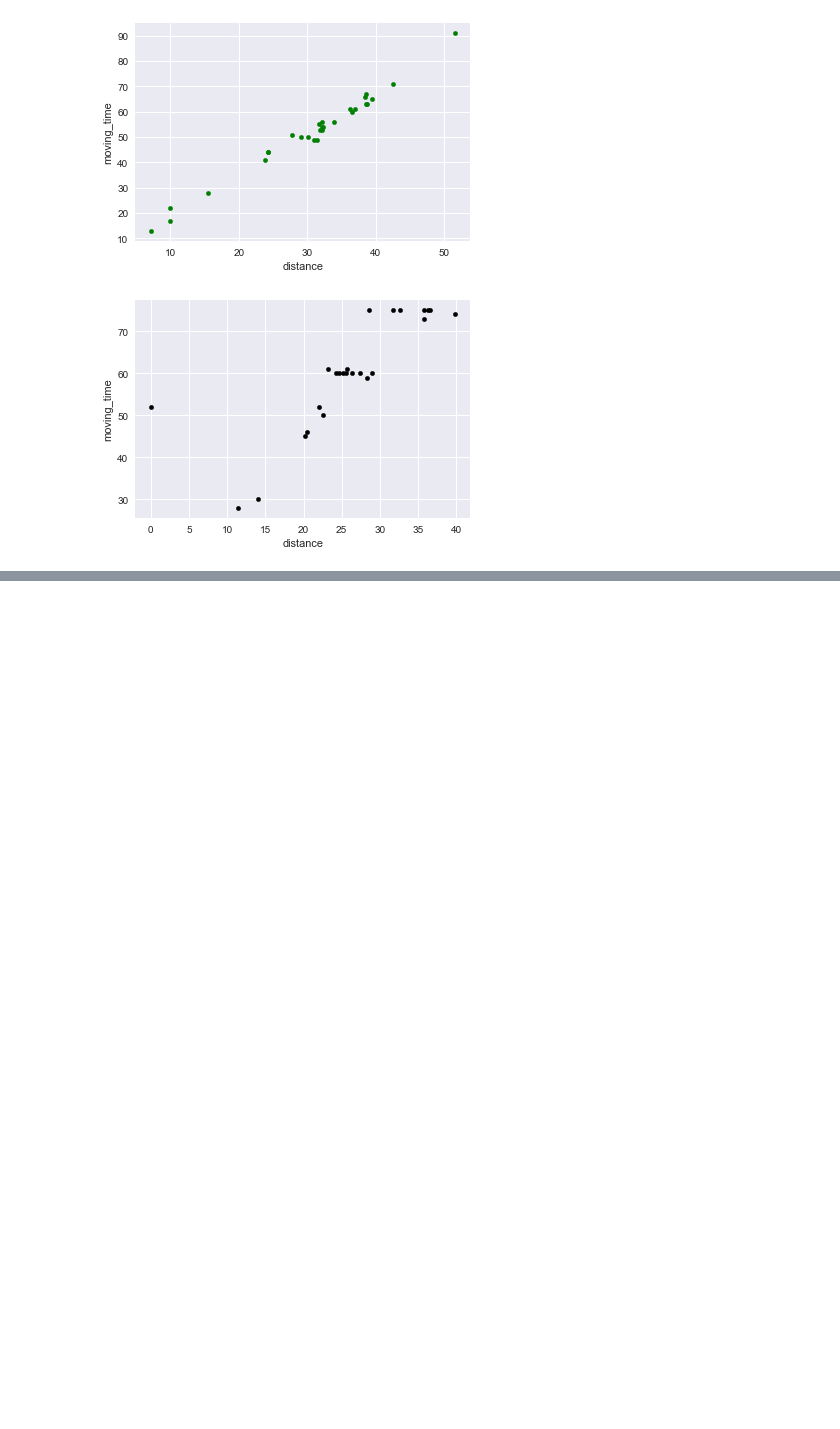
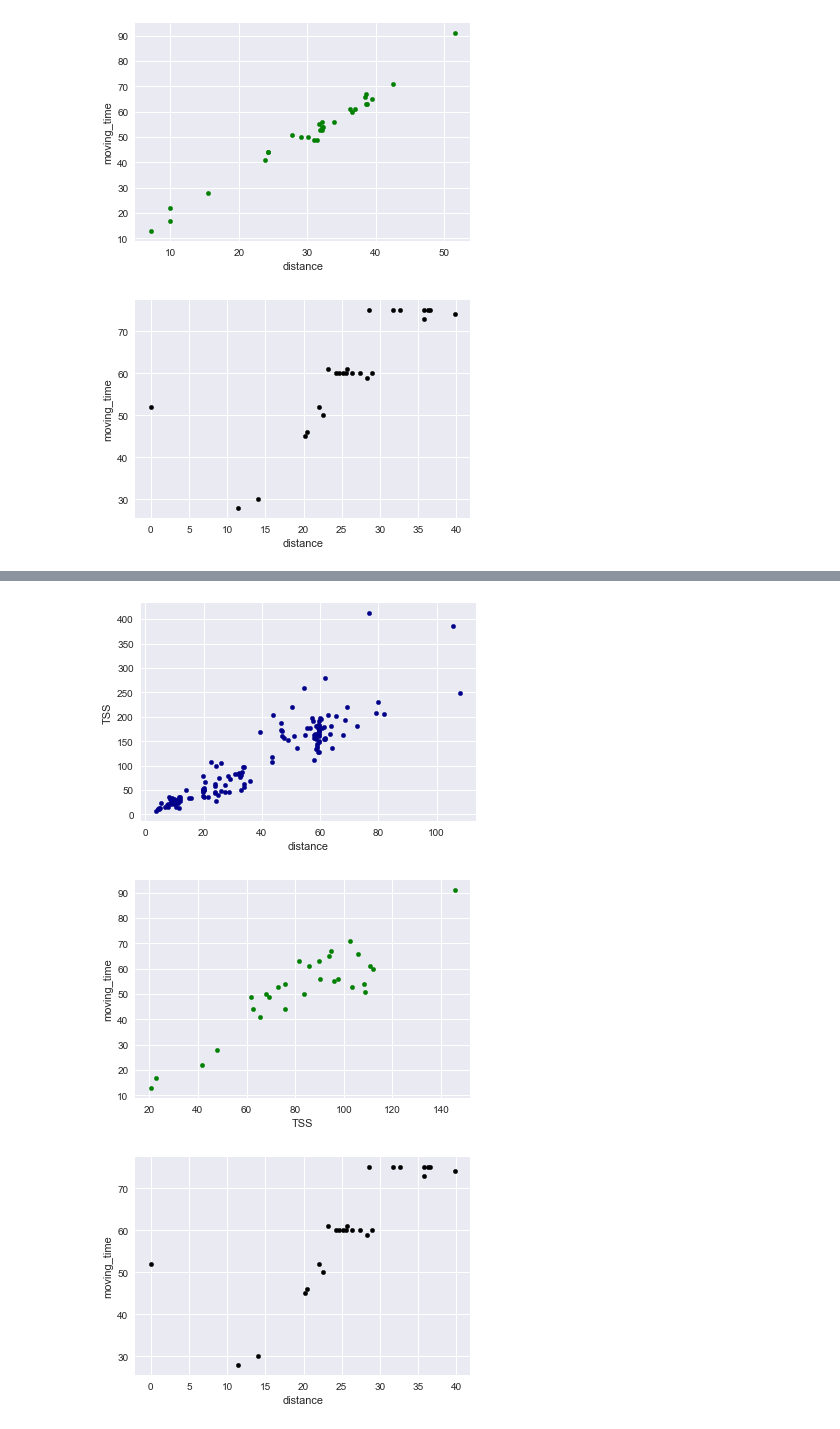
Before and after one commit to shubhamrana2374/Portfolio, a Jupyter notebook: Portfolio 1.ipynb, the cells around one changed output, grey strips where cells are left out. Cells and saved outputs as stored; diff of their text form; code cells hidden in the pictures; blank space fills up the shorter version.

```diff
--- a/Portfolio 1.ipynb
+++ b/Portfolio 1.ipynb
@@ -201,0 +201,10 @@ result2.boxplot(by='workout_type', column=['moving_time'], grid=False)
+# %%
+sc4 = result3.plot.scatter(x='distance',y='TSS',c='DarkBlue')
+
+sc5 = result4.plot.scatter(x='TSS',y='moving_time',c='Green')
+
+sc6 = result5.plot.scatter(x='distance',y='moving_time',c='black')
+# %% [output]
+[figure, added]
+[figure, added]
+[figure, added]
```
Also changed, not shown: parts of 5 cells of this notebook.
